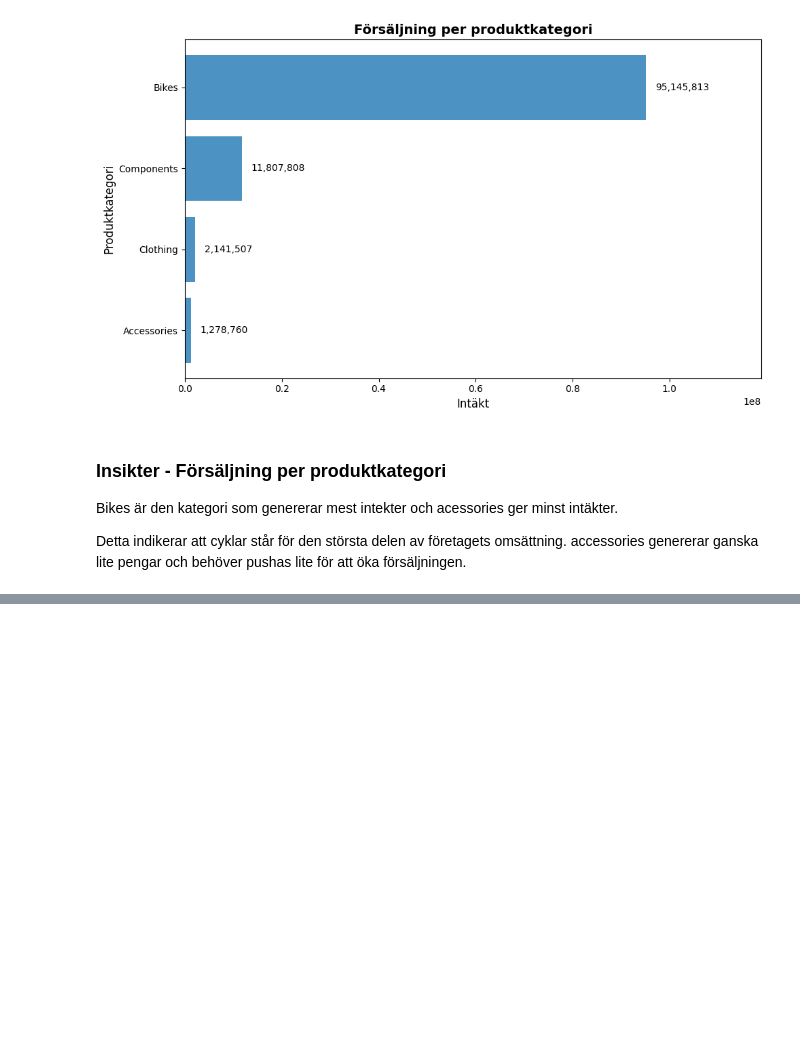
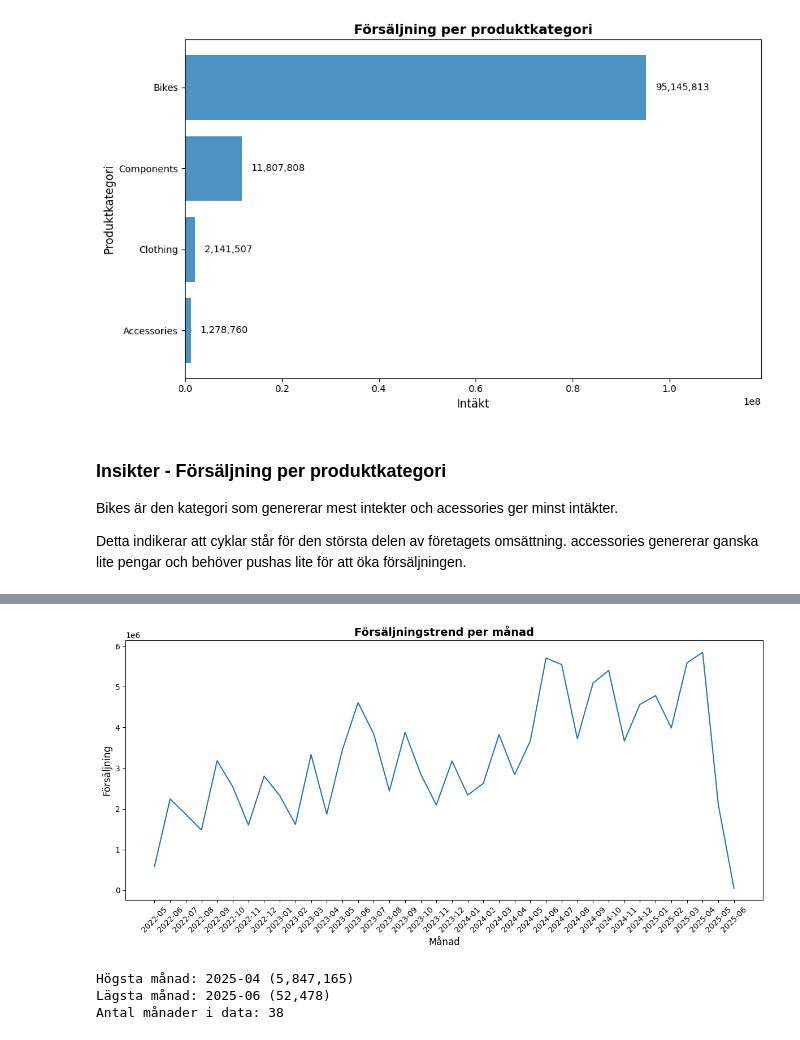
Before and after one commit to Henri1979/AdventureWorksAnalys, a Jupyter notebook: notebooks/analys.ipynb, the cells around one changed output, grey strips where cells are left out. Saved outputs shown, nothing was run; the diff lists cells and outputs as text; code cells hidden in the pictures; blank space fills up the shorter version.

Commit message:
added vis3 försäljning över tid

```diff
--- a/notebooks/analys.ipynb
+++ b/notebooks/analys.ipynb
@@ -172,0 +189,41 @@ accessories genererar ganska lite pengar och behöver pushas lite för att öka
+# %%
+query_vis3 = """
+SELECT
+    FORMAT(soh.OrderDate, 'yyyy-MM') AS YearMonth,
+    SUM(soh.TotalDue) AS TotalSales
+FROM Sales.SalesOrderHeader soh
+GROUP BY FORMAT(soh.OrderDate, 'yyyy-MM')
+ORDER BY YearMonth
+"""
+
+df_vis3 = query_df(query_vis3)
+df_vis3["TotalSales"] = pd.to_numeric(df_vis3["TotalSales"])
+df_vis3.head()
+
+fig, ax = plt.subplots(figsize=(12,6))
+
+ax.plot(df_vis3["YearMonth"], df_vis3["TotalSales"])
+
+ax.set_xlabel("Månad", fontsize=12)
+ax.set_ylabel("Försäljning", fontsize=12)
+ax.set_title("Försäljningstrend per månad", fontsize=14, fontweight="bold")
+
+
+ax.tick_params(axis="x", rotation=45)
+
+plt.tight_layout()
+plt.show()
+
+
+max_row = df_vis3.loc[df_vis3["TotalSales"].idxmax()]
+min_row = df_vis3.loc[df_vis3["TotalSales"].idxmin()]
+
+print(f"Högsta månad: {max_row['YearMonth']} ({max_row['TotalSales']:,.0f})")
+print(f"Lägsta månad: {min_row['YearMonth']} ({min_row['TotalSales']:,.0f})")
+
+print("Antal månader i data:", len(df_vis3))
+# %% [output]
+[figure, added]
+Högsta månad: 2025-04 (5,847,165)
+Lägsta månad: 2025-06 (52,478)
+Antal månader i data: 38
```
Also changed, not shown: parts of 2 cells of this notebook, 1 other file.
